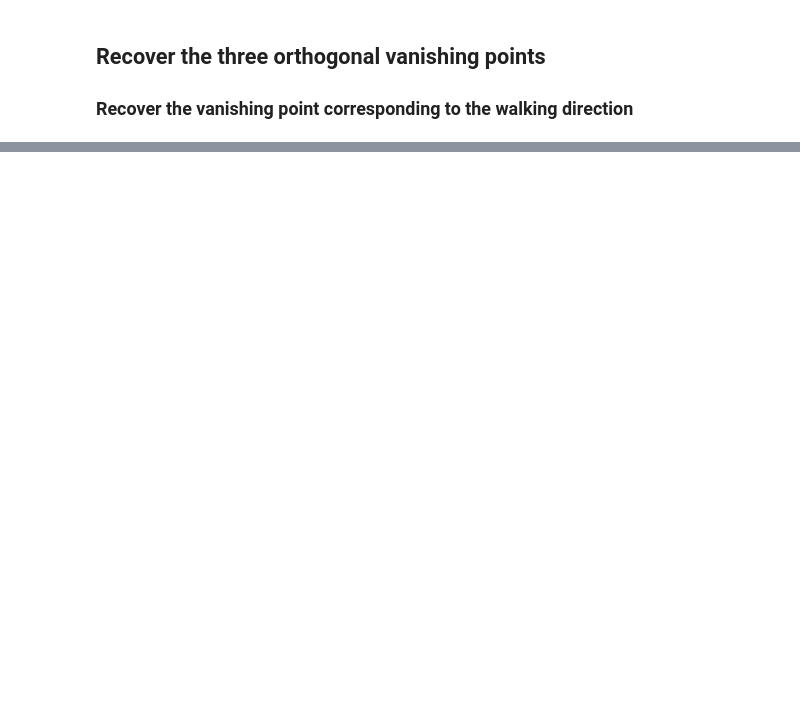
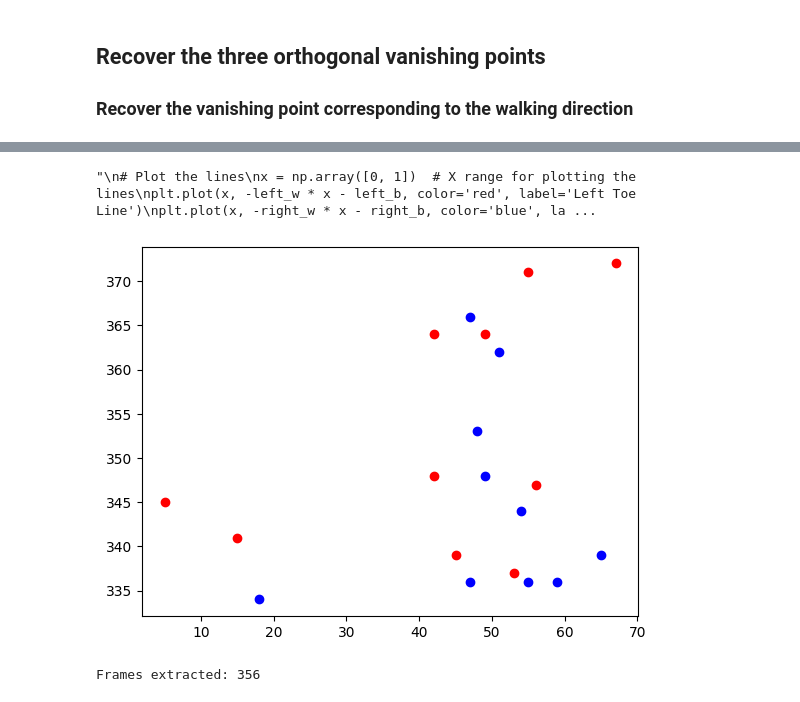
Before and after one commit to Kh0uloud/Camera-Calibration-CV, a Jupyter notebook: Periodic_Motion_Paper.ipynb, the cells around one changed output, grey strips where cells are left out. Drawn from its saved outputs; the diff is of its cells as text; code cells hidden in the pictures; blank space fills up the shorter version.

```diff
--- a/Periodic_Motion_Paper.ipynb
+++ b/Periodic_Motion_Paper.ipynb
@@ -273,2 +251,76 @@ IndexError: ignored
+# %%
+import numpy as np
+from numpy.linalg import lstsq
+
+# Fit lines to left toe positions
+left_w, left_b = lstsq(np.vstack([left_toe_points[:, 0], np.ones(len(left_toe_points))]).T, -left_toe_points[:, 1], rcond=None)[0]
+
+# Fit lines to right toe positions
+right_w, right_b = lstsq(np.vstack([right_toe_points[:, 0], np.ones(len(right_toe_points))]).T, -right_toe_points[:, 1], rcond=None)[0]
+
+# Compute the covariance matrix of left toe positions
+left_covariance = np.cov(left_toe_points.T)
+
+# Compute the covariance matrix of right toe positions
+right_covariance = np.cov(right_toe_points.T)
+
+plt.scatter(left_x, left_y, color='red', label='Left Toe')
+plt.scatter(right_x, right_y, color='blue', label='Right Toe')
+"""
+# Plot the lines
+x = np.array([0, 1])  # X range for plotting the lines
+plt.plot(x, -left_w * x - left_b, color='red', label='Left Toe Line')
+plt.plot(x, -right_w * x - right_b, color='blue', label='Right Toe Line')
+
+# Show the plot
+plt.show()
+"""
+
+# Compute the vanishing point by finding the intersection of the lines
+#vx = np.linalg.solve(np.vstack([left_w, -right_w]), np.array([-left_b, right_b]))
+
+# Print the vanishing point
+#print("Vanishing point (vx):", vx)
+# %% [output]
+"\n# Plot the lines\nx = np.array([0, 1])  # X range for plotting the lines\nplt.plot(x, -left_w * x - left_b, color='red', label='Left Toe Line')\nplt.plot(x, -right_w * x - right_b, color='blue', la ...
+[figure, added]
 # %%
 #For this part, we're going to randomise the left/right toes
+# %%
+import cv2
+
+# Path to the input video file
+video_path = '/content/drive/MyDrive/Periodic_Motion_CV/walking.mp4'
+
+# Path to the output frames directory
+output_directory = '/content/drive/MyDrive/Periodic_Motion_CV/frames'
+
+# Open the video file
+video = cv2.VideoCapture(video_path)
+
+# Initialize variables
+frame_count = 0
+success = True
+
+# Iterate through the video frames
+while success:
+    # Read the next frame
+    success, frame = video.read()
+
+    if success:
+        # Construct the output frame file name
+        frame_filename = f'frame_{frame_count}.jpg'
+
+        # Save the frame as an image file
+        frame_path = os.path.join(output_directory, frame_filename)
+        cv2.imwrite(frame_path, frame)
+
+        # Increment the frame count
+        frame_count += 1
+
+# Release the video file
+video.release()
+
+print(f'Frames extracted: {frame_count}')
+# %% [output]
+Frames extracted: 356
```
Also changed, not shown: parts of 10 cells of this notebook.
